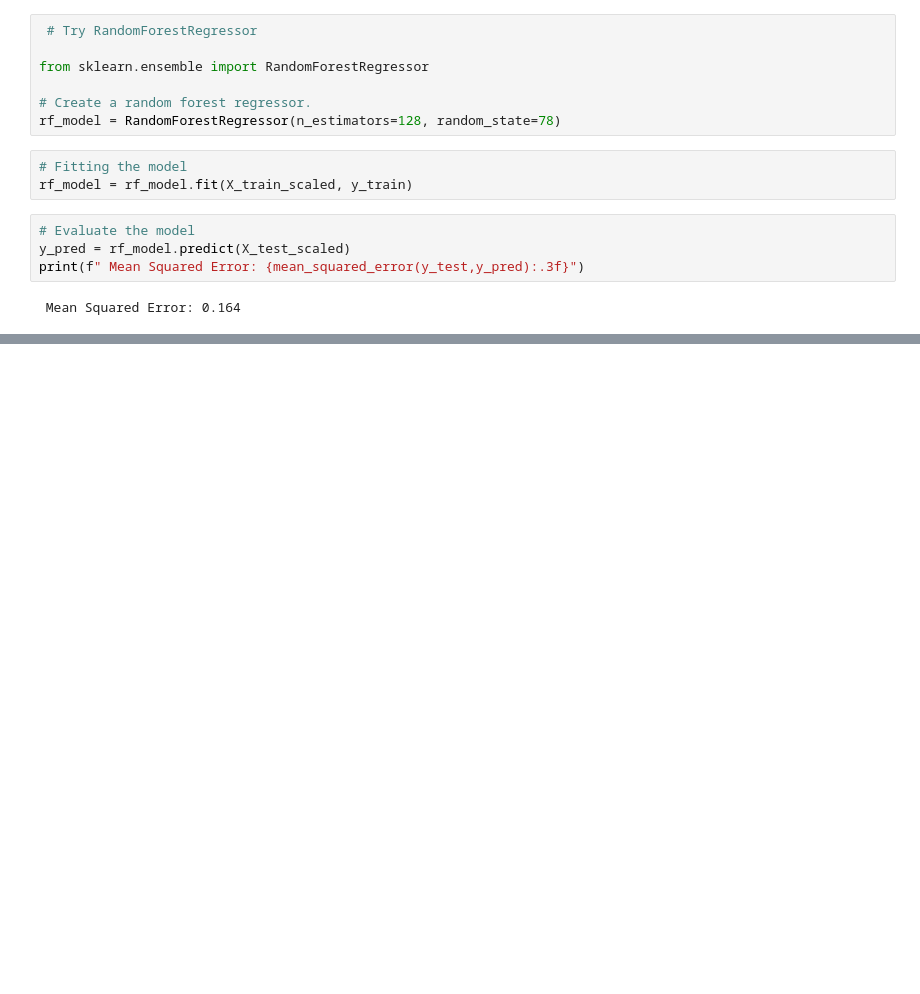
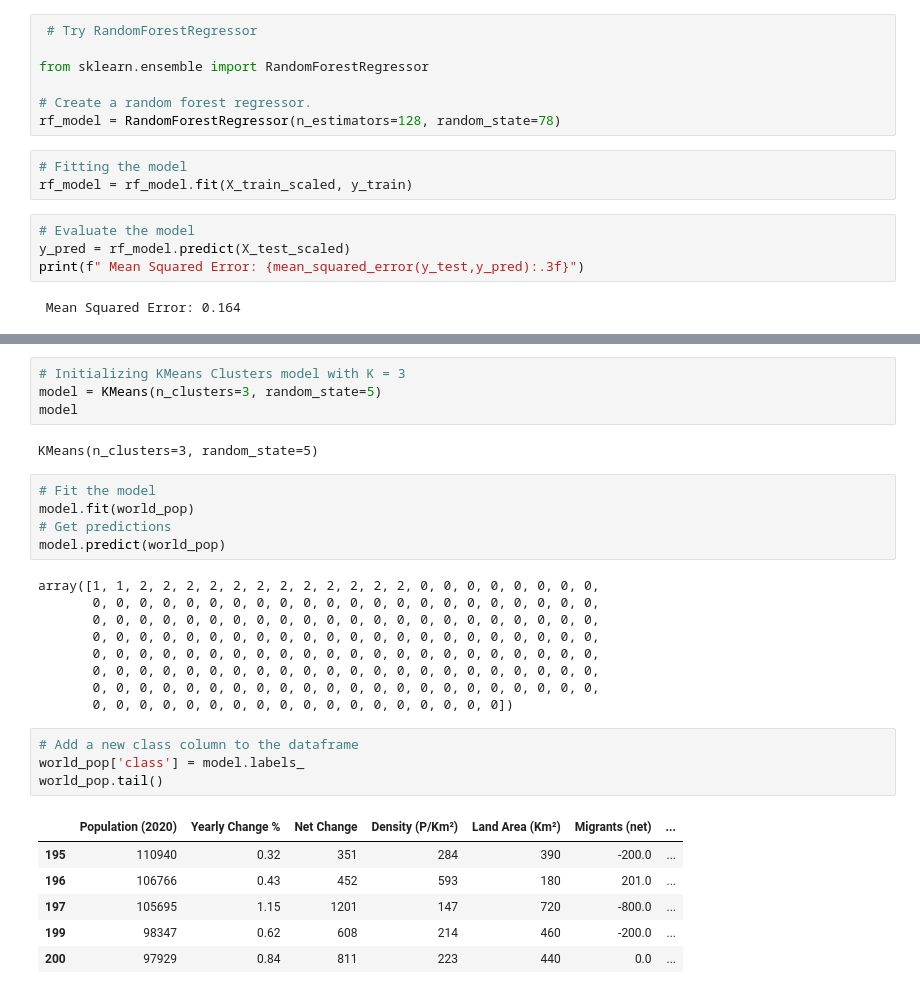
Before and after one commit to DMZellmer/Final-Project-Team-6, a Jupyter notebook: Yearly_change.ipynb, the cells around one changed output, grey strips where cells are left out. Cells and saved outputs as stored; diff of their text form; blank space fills up the shorter version.

```diff
--- a/Yearly_change.ipynb
+++ b/Yearly_change.ipynb
@@ -176,0 +185,31 @@ print(f" Mean Squared Error: {mean_squared_error(y_test,y_pred):.3f}")
+# %%
+# Initializing KMeans Clusters model with K = 3
+model = KMeans(n_clusters=3, random_state=5)
+model
+# %% [output]
+KMeans(n_clusters=3, random_state=5)
+# %%
+# Fit the model
+model.fit(world_pop)
+# Get predictions
+model.predict(world_pop)
+# %% [output]
+array([1, 1, 2, 2, 2, 2, 2, 2, 2, 2, 2, 2, 2, 2, 0, 0, 0, 0, 0, 0, 0, 0,
+       0, 0, 0, 0, 0, 0, 0, 0, 0, 0, 0, 0, 0, 0, 0, 0, 0, 0, 0, 0, 0, 0,
+       0, 0, 0, 0, 0, 0, 0, 0, 0, 0, 0, 0, 0, 0, 0, 0, 0, 0, 0, 0, 0, 0,
+       0, 0, 0, 0, 0, 0, 0, 0, 0, 0, 0, 0, 0, 0, 0, 0, 0, 0, 0, 0, 0, 0,
+       0, 0, 0, 0, 0, 0, 0, 0, 0, 0, 0, 0, 0, 0, 0, 0, 0, 0, 0, 0, 0, 0,
+       0, 0, 0, 0, 0, 0, 0, 0, 0, 0, 0, 0, 0, 0, 0, 0, 0, 0, 0, 0, 0, 0,
+       0, 0, 0, 0, 0, 0, 0, 0, 0, 0, 0, 0, 0, 0, 0, 0, 0, 0, 0, 0, 0, 0,
+       0, 0, 0, 0, 0, 0, 0, 0, 0, 0, 0, 0, 0, 0, 0, 0, 0, 0])
+# %%
+# Add a new class column to the dataframe
+world_pop['class'] = model.labels_
+world_pop.tail()
+# %% [output]
+|  | Population (2020) | Yearly Change % | Net Change | Density (P/Km²) | Land Area (Km²) | Migrants (net) | ... |
+| 195 | 110940 | 0.32 | 351 | 284 | 390 | -200.0 | ... |
+| 196 | 106766 | 0.43 | 452 | 593 | 180 | 201.0 | ... |
+| 197 | 105695 | 1.15 | 1201 | 147 | 720 | -800.0 | ... |
+| 199 | 98347 | 0.62 | 608 | 214 | 460 | -200.0 | ... |
+| 200 | 97929 | 0.84 | 811 | 223 | 440 | 0.0 | ... |
```
Also changed, not shown: parts of 6 cells of this notebook, 4 other files.
